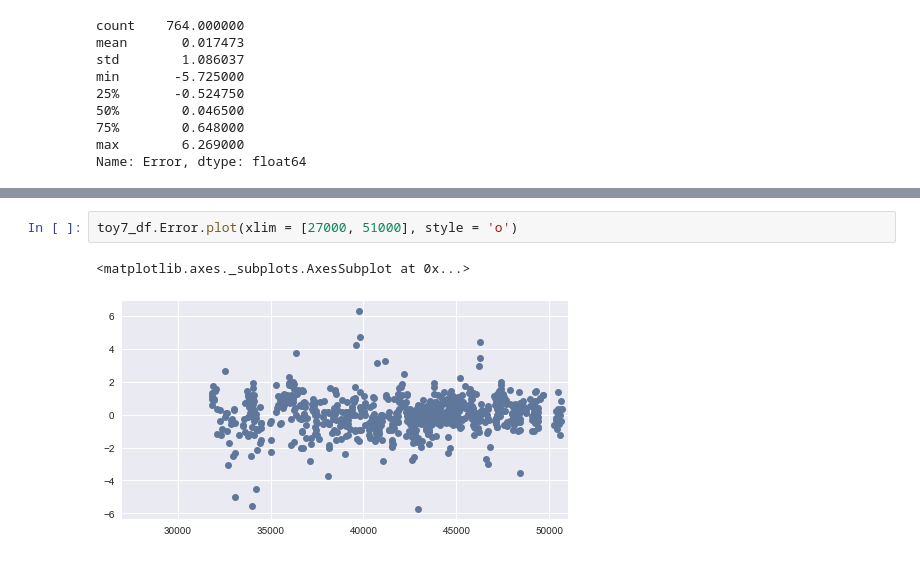
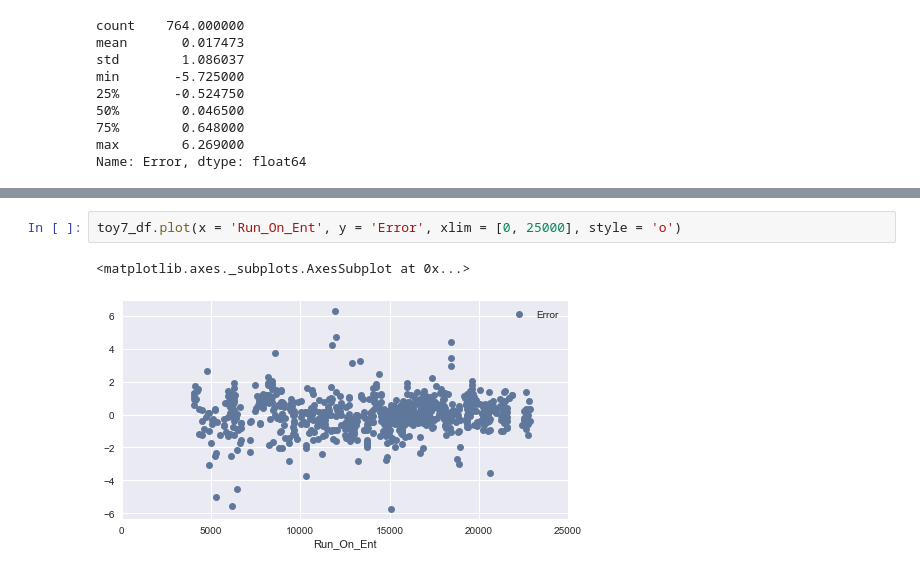
Before and after one commit to austinbock/project1, a Jupyter notebook: Capstone1 Data Investigation.ipynb, the cells around one changed output, grey strips where cells are left out. Drawn from its saved outputs; the diff is of its cells as text.

```diff
--- a/Capstone1 Data Investigation.ipynb
+++ b/Capstone1 Data Investigation.ipynb
@@ -180,5 +184,5 @@ Name: Error, dtype: float64
 # %%
-toy7_df.Error.plot(xlim = [27000, 51000], style = 'o')
+toy7_df.plot(x = 'Run_On_Ent', y = 'Error', xlim = [0, 25000], style = 'o')
 # %% [output]
 <matplotlib.axes._subplots.AxesSubplot at 0x...>
-[figure, old version]
+[figure, new version]
```
Also changed, not shown: parts of 5 cells of this notebook.
